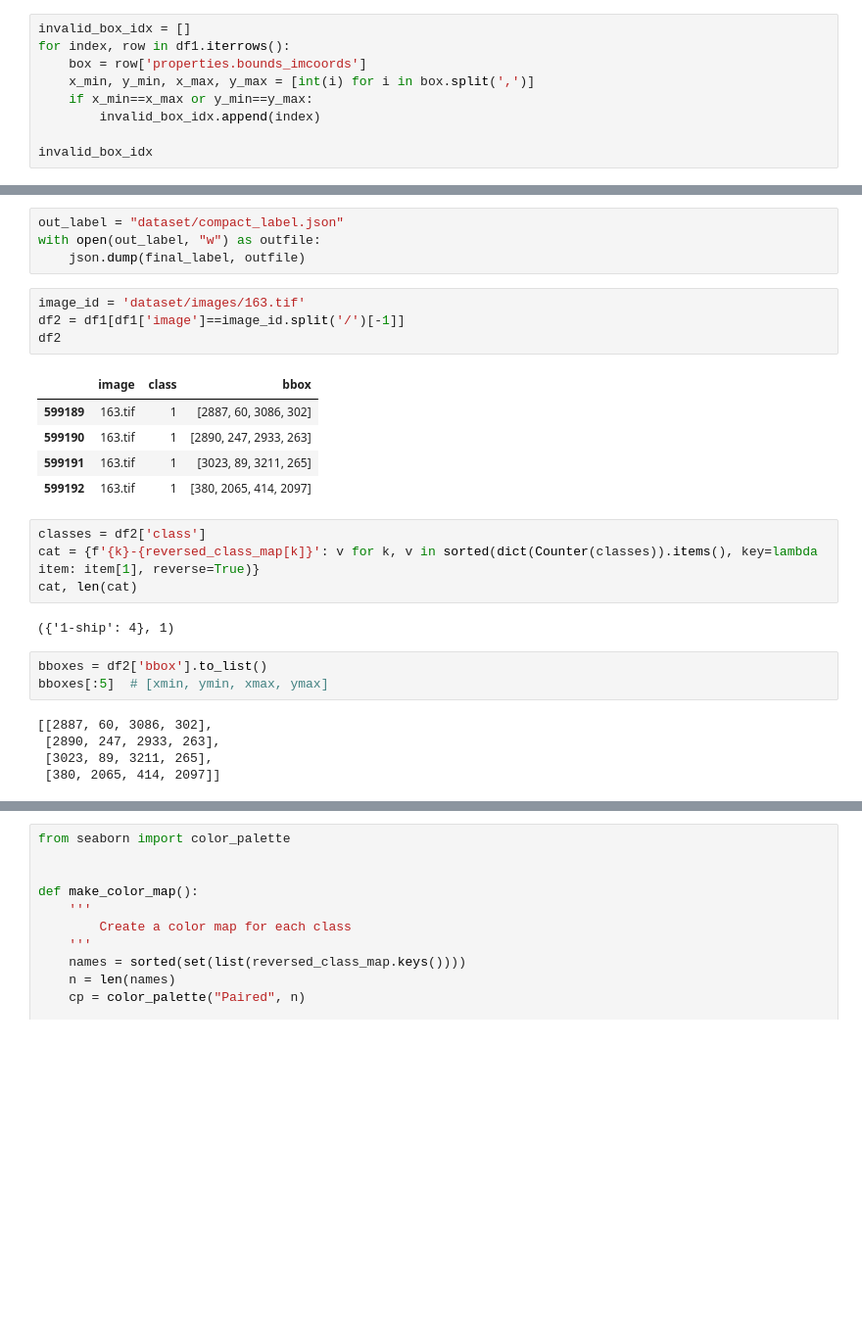
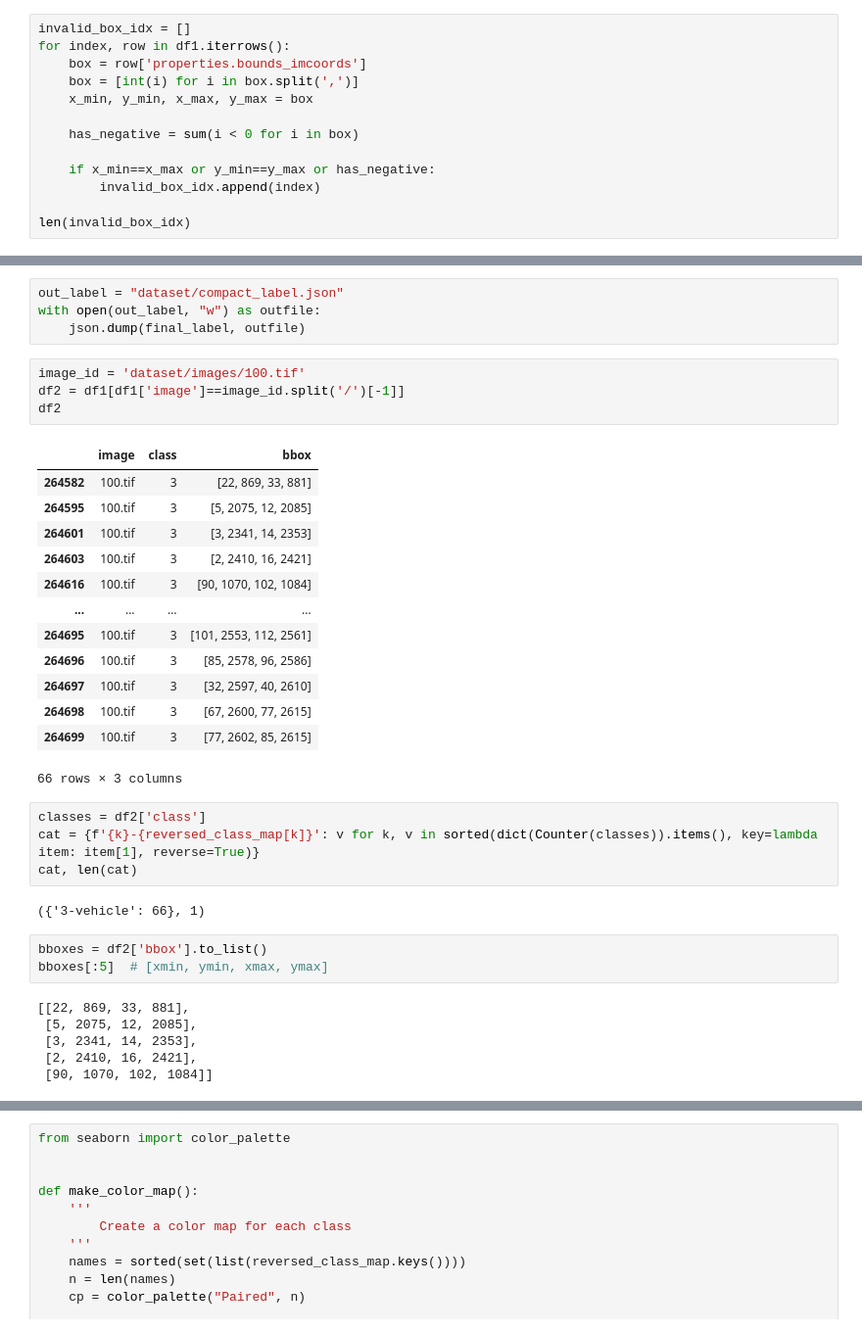
Before and after one commit to nguyenlecong/Faster-RCNN_AI-TOD, a Jupyter notebook: prepare_dataset.ipynb, the cells around one changed output, grey strips where cells are left out. Shown at 98% size. Cells and saved outputs as stored; diff of their text form; blank space fills up the shorter version.

```diff
--- a/prepare_dataset.ipynb
+++ b/prepare_dataset.ipynb
@@ -141,9 +156,13 @@ df1.head(), len(df1)
 invalid_box_idx = []
 for index, row in df1.iterrows():
     box = row['properties.bounds_imcoords']
-    x_min, y_min, x_max, y_max = [int(i) for i in box.split(',')]
-    if x_min==x_max or y_min==y_max:
+    box = [int(i) for i in box.split(',')]
+    x_min, y_min, x_max, y_max = box
+
+    has_negative = sum(i < 0 for i in box)
+
+    if x_min==x_max or y_min==y_max or has_negative:
         invalid_box_idx.append(index)
 
-invalid_box_idx
+len(invalid_box_idx)
 # %% [output]
@@ -235,29 +254,38 @@ out_label = "dataset/compact_label.json"
 with open(out_label, "w") as outfile:
     json.dump(final_label, outfile)
 # %%
-image_id = 'dataset/images/163.tif'
+image_id = 'dataset/images/100.tif'
 df2 = df1[df1['image']==image_id.split('/')[-1]]
 df2
 # %% [output]
 |  | image | class | bbox |
-| 599189 | 163.tif | 1 | [2887, 60, 3086, 302] |
-| 599190 | 163.tif | 1 | [2890, 247, 2933, 263] |
-| 599191 | 163.tif | 1 | [3023, 89, 3211, 265] |
-| 599192 | 163.tif | 1 | [380, 2065, 414, 2097] |
+| 264582 | 100.tif | 3 | [22, 869, 33, 881] |
+| 264595 | 100.tif | 3 | [5, 2075, 12, 2085] |
+| 264601 | 100.tif | 3 | [3, 2341, 14, 2353] |
+| 264603 | 100.tif | 3 | [2, 2410, 16, 2421] |
+| 264616 | 100.tif | 3 | [90, 1070, 102, 1084] |
+| ... | ... | ... | ... |
+| 264695 | 100.tif | 3 | [101, 2553, 112, 2561] |
+| 264696 | 100.tif | 3 | [85, 2578, 96, 2586] |
+| 264697 | 100.tif | 3 | [32, 2597, 40, 2610] |
+| 264698 | 100.tif | 3 | [67, 2600, 77, 2615] |
+| 264699 | 100.tif | 3 | [77, 2602, 85, 2615] |
+66 rows × 3 columns
 # %%
 classes = df2['class']
 cat = {f'{k}-{reversed_class_map[k]}': v for k, v in sorted(dict(Counter(classes)).items(), key=lambda item: item[1], reverse=True)}
 cat, len(cat)
 # %% [output]
-({'1-ship': 4}, 1)
+({'3-vehicle': 66}, 1)
 # %%
 bboxes = df2['bbox'].to_list()
 bboxes[:5]  # [xmin, ymin, xmax, ymax]
 # %% [output]
-[[2887, 60, 3086, 302],
- [2890, 247, 2933, 263],
- [3023, 89, 3211, 265],
- [380, 2065, 414, 2097]]
+[[22, 869, 33, 881],
+ [5, 2075, 12, 2085],
+ [3, 2341, 14, 2353],
+ [2, 2410, 16, 2421],
+ [90, 1070, 102, 1084]]
 # %%
 columns = ['bbox', 'class']
 labels_df = pd.DataFrame(df2, columns=columns)
```
Also changed, not shown: parts of 11 cells of this notebook.
